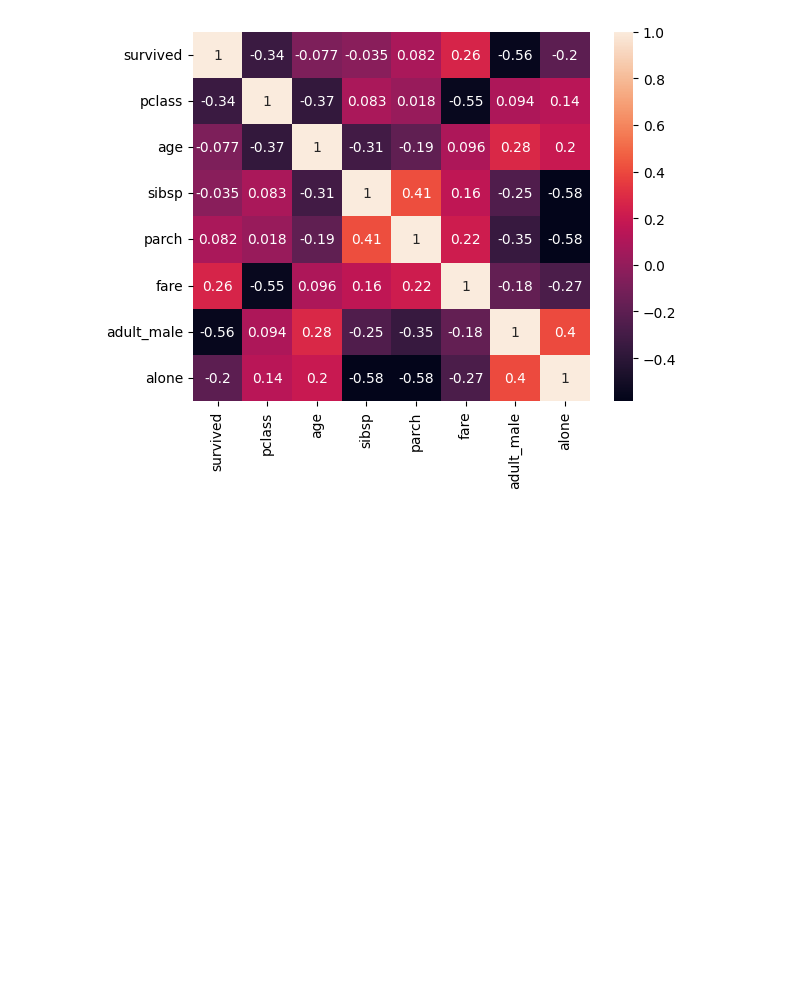
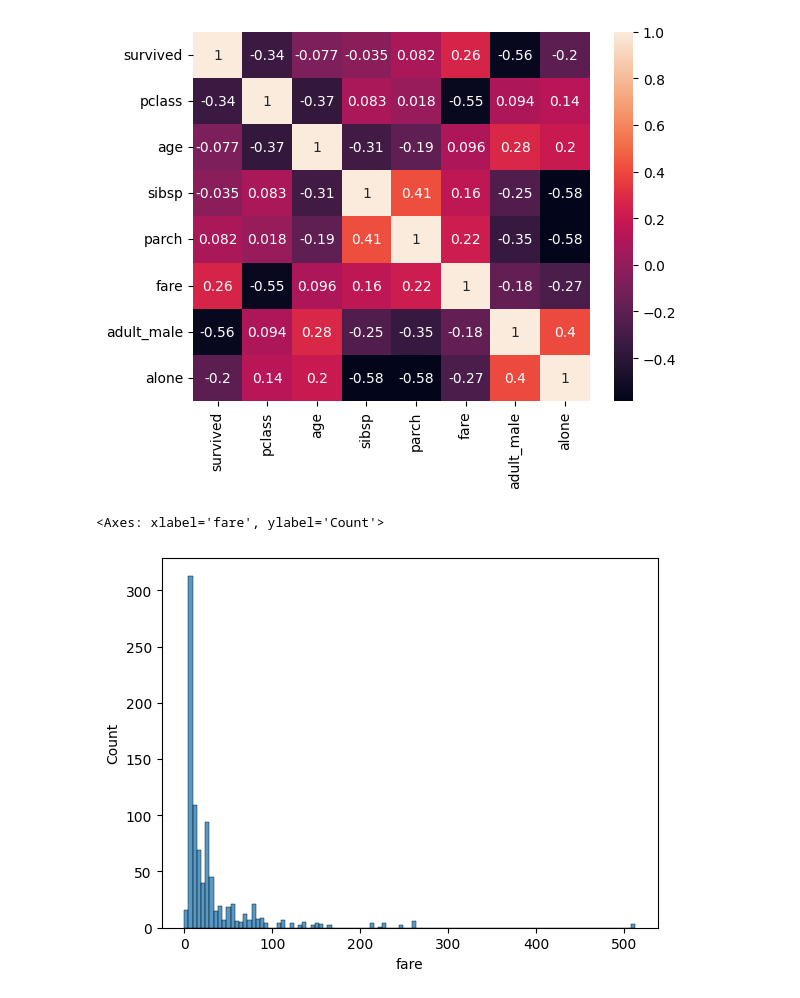
Before and after one commit to Sudhanshugupta26/pandas_code, a Jupyter notebook: pandas2.ipynb, the cells around one changed output. Cells and saved outputs as stored; diff of their text form; code cells hidden in the pictures; blank space fills up the shorter version.

```diff
--- a/pandas2.ipynb
+++ b/pandas2.ipynb
@@ -21,3 +21,8 @@ sns.heatmap(df.corr(),annot=True)
 # %% [output]
 <Axes: >
 [figure]
+# %%
+sns.histplot(df,x="fare")
+# %% [output]
+<Axes: xlabel='fare', ylabel='Count'>
+[figure, added]
```
Also changed, not shown: parts of 1 cell of this notebook.
